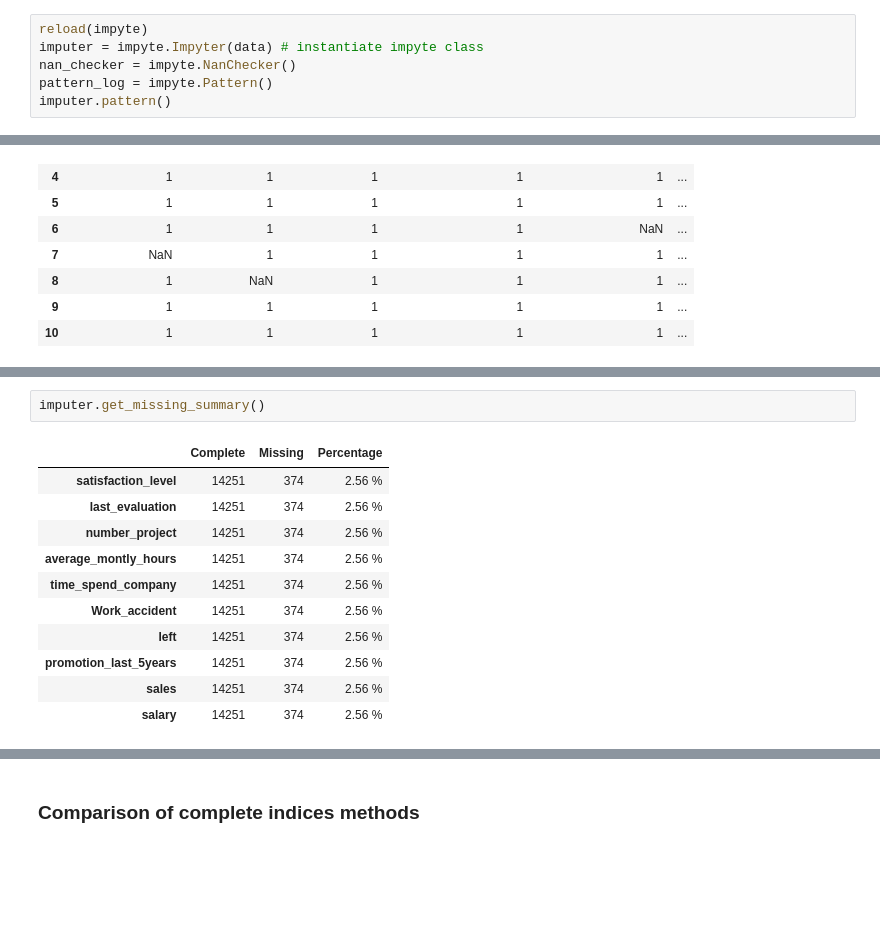
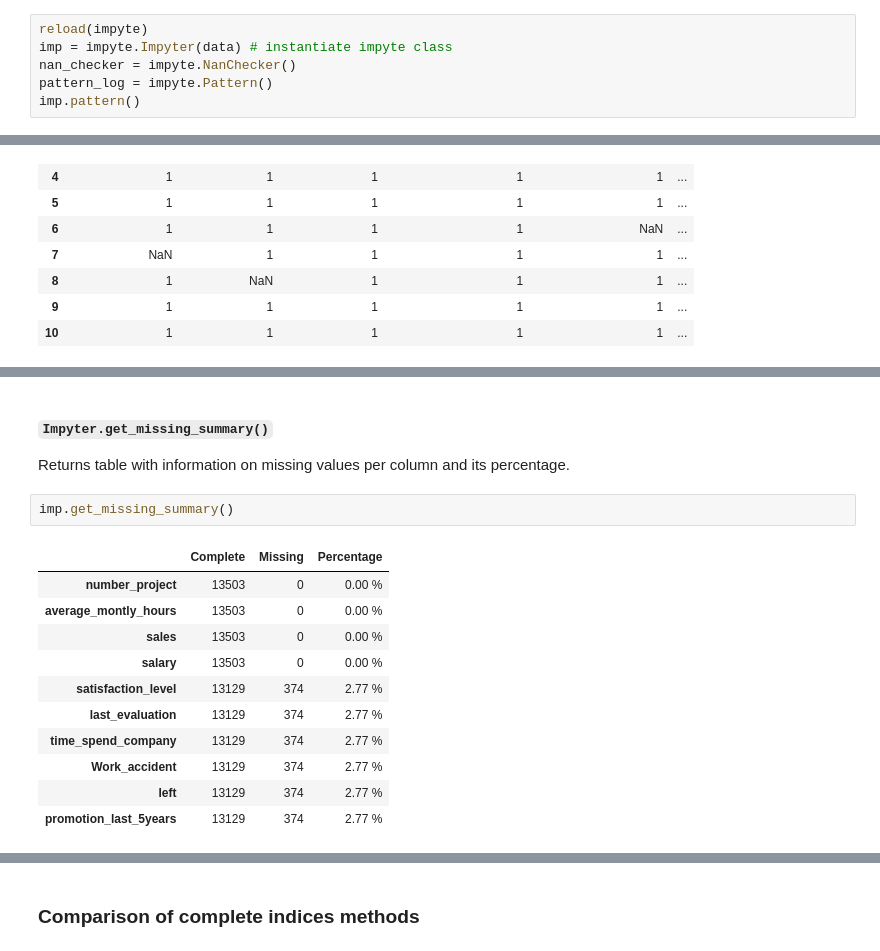
Before and after one commit to andirs/impyte, a Jupyter notebook: sandbox.ipynb, the cells around one changed output, grey strips where cells are left out. Cells and saved outputs as stored; diff of their text form; blank space fills up the shorter version.

```diff
--- a/sandbox.ipynb
+++ b/sandbox.ipynb
@@ -202,9 +215,9 @@ The slowest run took 162269.88 times longer than the fastest. This could mean th
 # %%
 reload(impyte)
-imputer = impyte.Impyter(data) # instantiate impyte class
+imp = impyte.Impyter(data) # instantiate impyte class
 nan_checker = impyte.NanChecker()
 pattern_log = impyte.Pattern()
-imputer.pattern()
+imp.pattern()
 # %% [output]
 |  | satisfaction_level | last_evaluation | number_project | average_montly_hours | time_spend_company | ... |
 | 0 | 1 | 1 | 1 | 1 | 1 | ... |
@@ -227,14 +279,17 @@ imputer.pattern_log.missing_per_column
+# %% [markdown]
+#### `Impyter.get_missing_summary()`
+Returns table with information on missing values per column and its percentage.
 # %%
-imputer.get_missing_summary()
+imp.get_missing_summary()
 # %% [output]
 |  | Complete | Missing | Percentage |
-| satisfaction_level | 14251 | 374 | 2.56 % |
-| last_evaluation | 14251 | 374 | 2.56 % |
-| number_project | 14251 | 374 | 2.56 % |
-| average_montly_hours | 14251 | 374 | 2.56 % |
-| time_spend_company | 14251 | 374 | 2.56 % |
-| Work_accident | 14251 | 374 | 2.56 % |
-| left | 14251 | 374 | 2.56 % |
-| promotion_last_5years | 14251 | 374 | 2.56 % |
-| sales | 14251 | 374 | 2.56 % |
-| salary | 14251 | 374 | 2.56 % |
+| number_project | 13503 | 0 | 0.00 % |
+| average_montly_hours | 13503 | 0 | 0.00 % |
+| sales | 13503 | 0 | 0.00 % |
+| salary | 13503 | 0 | 0.00 % |
+| satisfaction_level | 13129 | 374 | 2.77 % |
+| last_evaluation | 13129 | 374 | 2.77 % |
+| time_spend_company | 13129 | 374 | 2.77 % |
+| Work_accident | 13129 | 374 | 2.77 % |
+| left | 13129 | 374 | 2.77 % |
+| promotion_last_5years | 13129 | 374 | 2.77 % |
```
Also changed, not shown: parts of 41 cells of this notebook, 1 other file.
